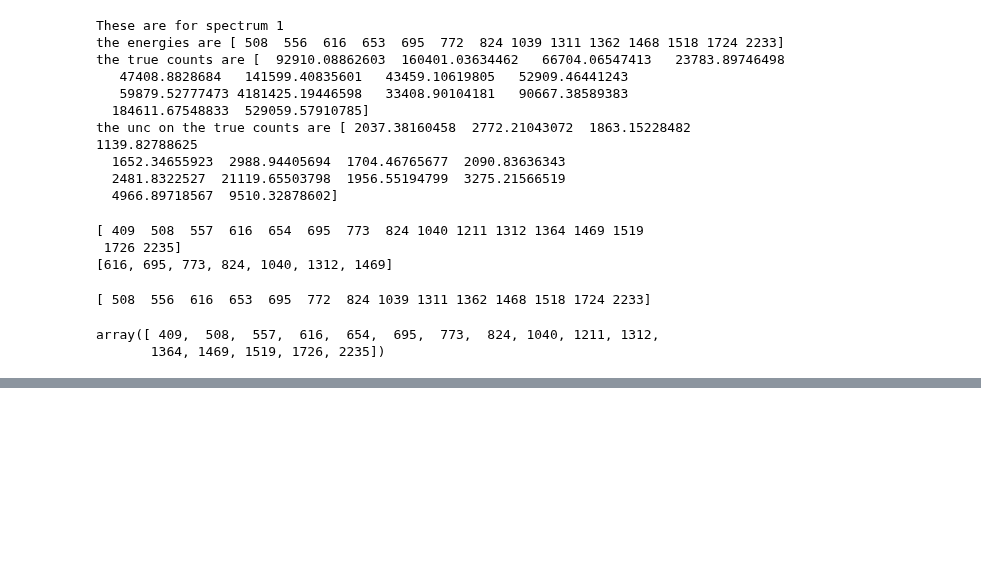
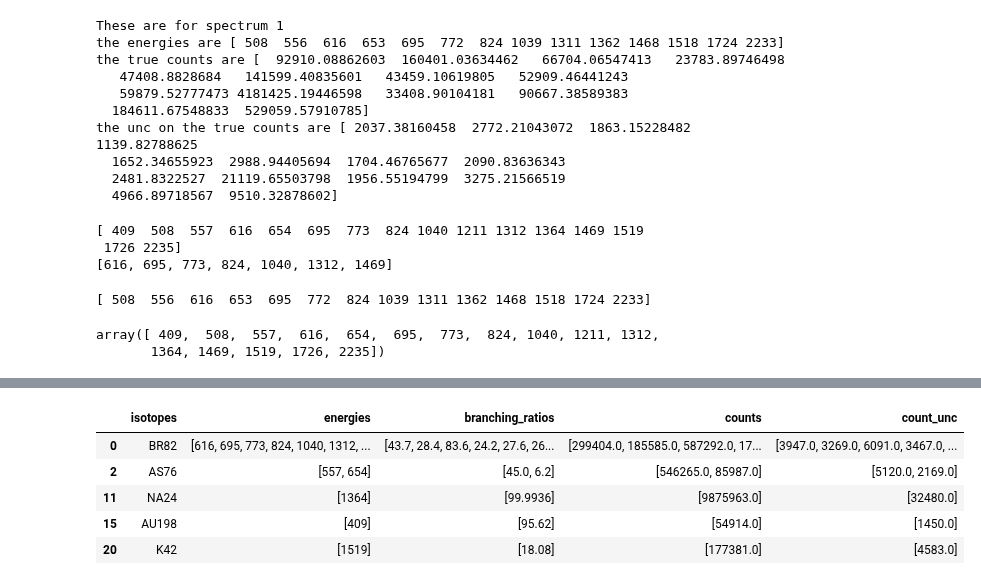
Before and after one commit to bearing/radwatch-analysis, a Jupyter notebook: NAA/NAA-Fall-2020-Ali-Testing.ipynb, the cells around one changed output, grey strips where cells are left out. Saved outputs shown, nothing was run; the diff lists cells and outputs as text; code cells hidden in the pictures; blank space fills up the shorter version.

```diff
--- a/NAA/NAA-Fall-2020-Ali-Testing.ipynb
+++ b/NAA/NAA-Fall-2020-Ali-Testing.ipynb
@@ -268,3 +269,10 @@ iso_dfs[1]
 # %%
-new_df2 = iso_dfs[1].drop([1,3,4,5,6,7,8,9,11,12,13,14,16,18,19,20])
+new_df2 = iso_dfs[1].drop([1,3,4,5,6,7,8,9,10,12,13,14,16,17,18,19,21,22])
 new_df2
+# %% [output]
+|  | isotopes | energies | branching_ratios | counts | count_unc |
+| 0 | BR82 | [616, 695, 773, 824, 1040, 1312, ... | [43.7, 28.4, 83.6, 24.2, 27.6, 26... | [299404.0, 185585.0, 587292.0, 17... | [3947.0, 3269.0, 6091.0, 3467.0, ... |
+| 2 | AS76 | [557, 654] | [45.0, 6.2] | [546265.0, 85987.0] | [5120.0, 2169.0] |
+| 11 | NA24 | [1364] | [99.9936] | [9875963.0] | [32480.0] |
+| 15 | AU198 | [409] | [95.62] | [54914.0] | [1450.0] |
+| 20 | K42 | [1519] | [18.08] | [177381.0] | [4583.0] |
```
Also changed, not shown: parts of 39 cells of this notebook, 1 other file.
